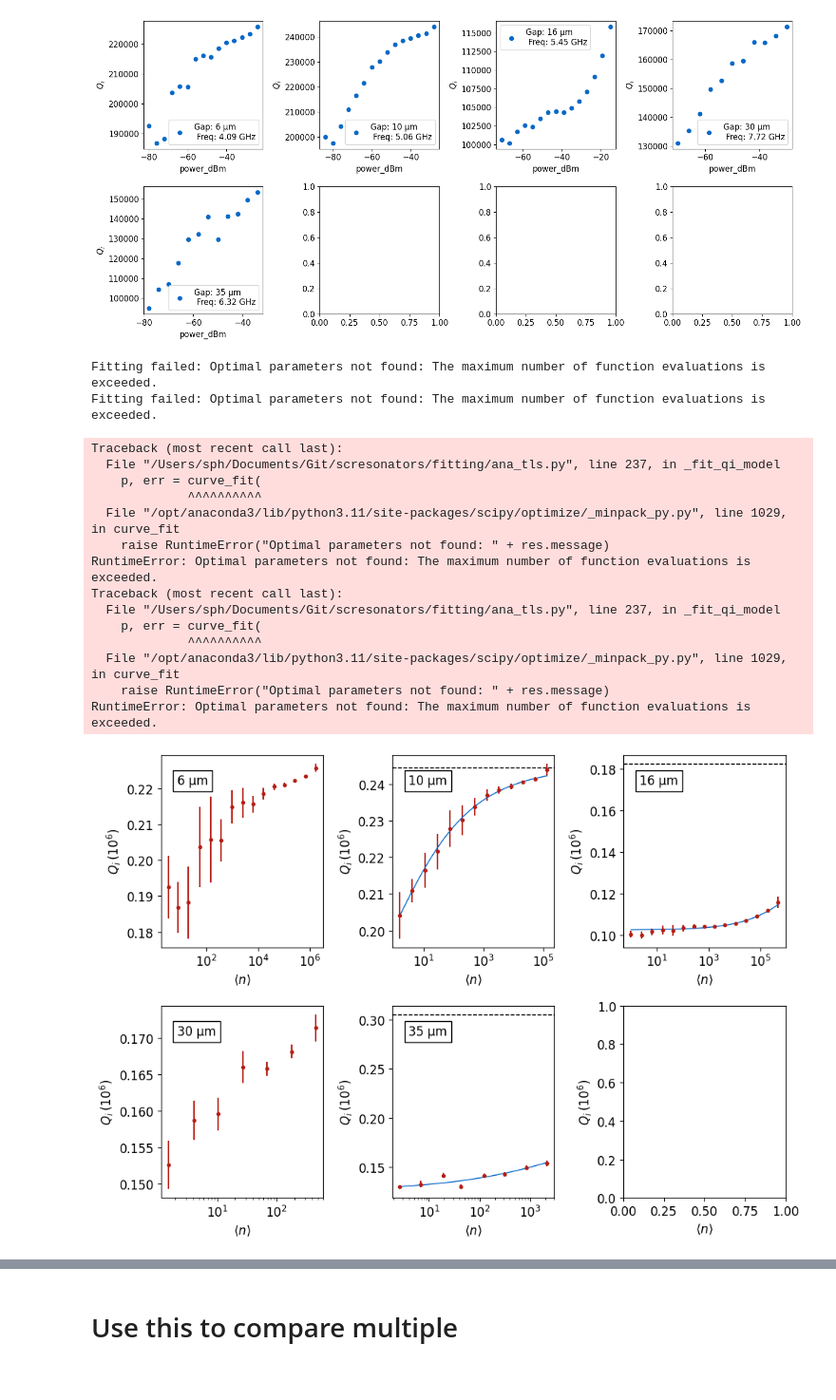
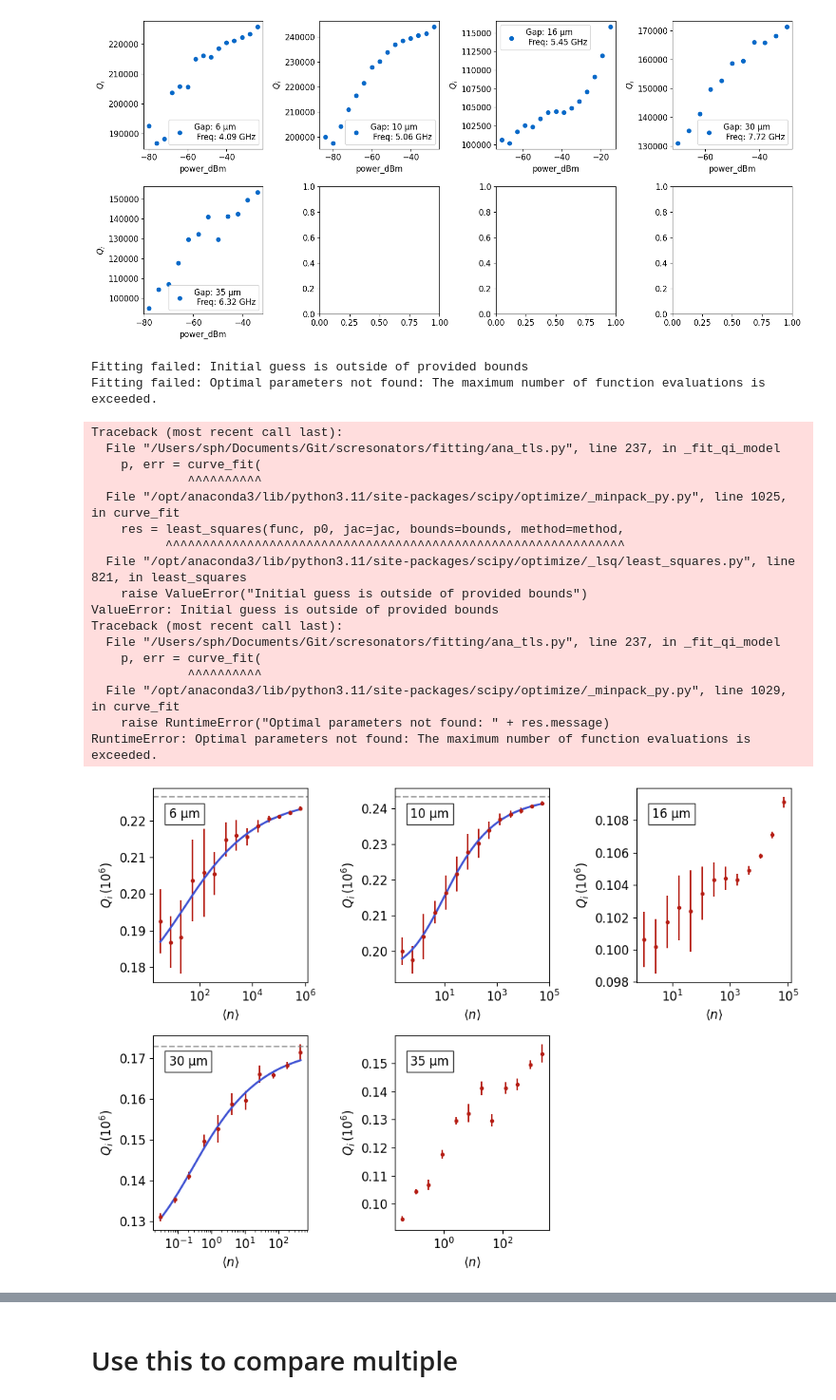
Before and after one commit to eesh-gupta/scresonators, a Jupyter notebook: fitting/plot_fits_meas.ipynb, the cells around one changed output, grey strips where cells are left out. Shown: that part at 95% size. Drawn from its saved outputs; the diff is of its cells as text; code cells hidden in the pictures.

```diff
--- a/fitting/plot_fits_meas.ipynb
+++ b/fitting/plot_fits_meas.ipynb
@@ -37,37 +37,40 @@ df_full = resonator_helpers.load_resonator_csv(data_pth, cfg, xval='power_dBm')#
 # %%
 # Ways to filter data points:
     # Set min and max photons to include
     # Exclude certain values (first create list of lists with size number of resonators, then add values to each to exclude)
     # Set max value for qother for given resonator
 
 # option show_all: show all data points (True) or only those used in fit (False)
 # option wide: plot wider range of photon numbers than we actually have for data.
 # Plots the Qother fit to a dashed black line
 
-max_photon = [1e8, 1.2e9, 8e8, 1.5e9, 2e9, 1e7]
-min_photon = [1, 1, 1, 1, 1, 1]
+max_photon = [1e6, 1e5, 1e5, 1.5e9, 2e9]
+min_photon = [1, 0.1, 1, 0.01, 0.01]
 exclude = [None] * len(max_photon)
 #exclude[4]=[11] # This would exclude the 11th point for 4th resonator (counting from max power)
-q_other_bounds = [np.inf, np.inf, np.inf, np.inf, np.inf]  # Example bounds for Qoth
+q_other_bounds = [np.inf, np.inf, 0.115, np.inf, np.inf]  # Example bounds for Qoth
 
 #cfg = ana_tls.fit_qi2(df_full, img_pth, name=img_name)
-cfg = ana_tls.fit_qi2(df_full, img_pth, name=img_name, max_photon_vec=max_photon, min_photon_vec=min_photon, exclude=exclude, q_other_bounds=q_other_bounds, show_all=False, wide=False)
+params = ana_tls.fit_qi2(df_full, img_pth, name=img_name, max_photon_vec=max_photon, min_photon_vec=min_photon, exclude=exclude, q_other_bounds=q_other_bounds, show_all=True, wide=False)
 #cfg = ana_tls.fit_qi2(df_full, img_pth, name=img_name, max_photon_vec=max_photon, min_photon_vec=min_photon, show_all=True, wide=False, q_other_bounds=q_other_bounds)
 # %% [output]
+Fitting failed: Initial guess is outside of provided bounds
 Fitting failed: Optimal parameters not found: The maximum number of function evaluations is exceeded.
-Fitting failed: Optimal parameters not found: The maximum number of function evaluations is exceeded.
+Traceback (most recent call last):
+  File "/Users/sph/Documents/Git/scresonators/fitting/ana_tls.py", line 237, in _fit_qi_model
+    p, err = curve_fit(
+             ^^^^^^^^^^
+  File "/opt/anaconda3/lib/python3.11/site-packages/scipy/optimize/_minpack_py.py", line 1025, in curve_fit
+    res = least_squares(func, p0, jac=jac, bounds=bounds, method=method,
+          ^^^^^^^^^^^^^^^^^^^^^^^^^^^^^^^^^^^^^^^^^^^^^^^^^^^^^^^^^^^^^^
+  File "/opt/anaconda3/lib/python3.11/site-packages/scipy/optimize/_lsq/least_squares.py", line 821, in least_squares
+    raise ValueError("Initial guess is outside of provided bounds")
+ValueError: Initial guess is outside of provided bounds
 Traceback (most recent call last):
   File "/Users/sph/Documents/Git/scresonators/fitting/ana_tls.py", line 237, in _fit_qi_model
     p, err = curve_fit(
              ^^^^^^^^^^
   File "/opt/anaconda3/lib/python3.11/site-packages/scipy/optimize/_minpack_py.py", line 1029, in curve_fit
     raise RuntimeError("Optimal parameters not found: " + res.message)
 RuntimeError: Optimal parameters not found: The maximum number of function evaluations is exceeded.
-Traceback (most recent call last):
-  File "/Users/sph/Documents/Git/scresonators/fitting/ana_tls.py", line 237, in _fit_qi_model
-    p, err = curve_fit(
-             ^^^^^^^^^^
-  File "/opt/anaconda3/lib/python3.11/site-packages/scipy/optimize/_minpack_py.py", line 1029, in curve_fit
-    raise RuntimeError("Optimal parameters not found: " + res.message)
-RuntimeError: Optimal parameters not found: The maximum number of function evaluations is exceeded.
-[figure, old version]
+[figure, new version]
```
Also changed, not shown: parts of 2 cells of this notebook, 8 other files.
